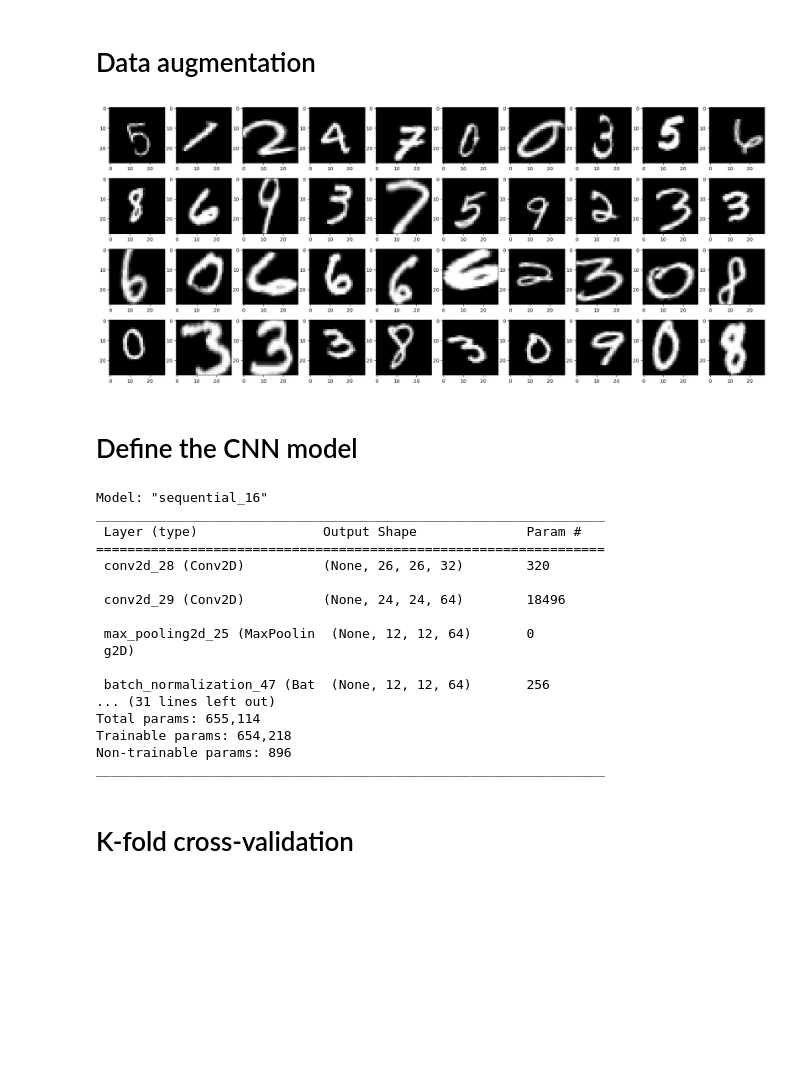
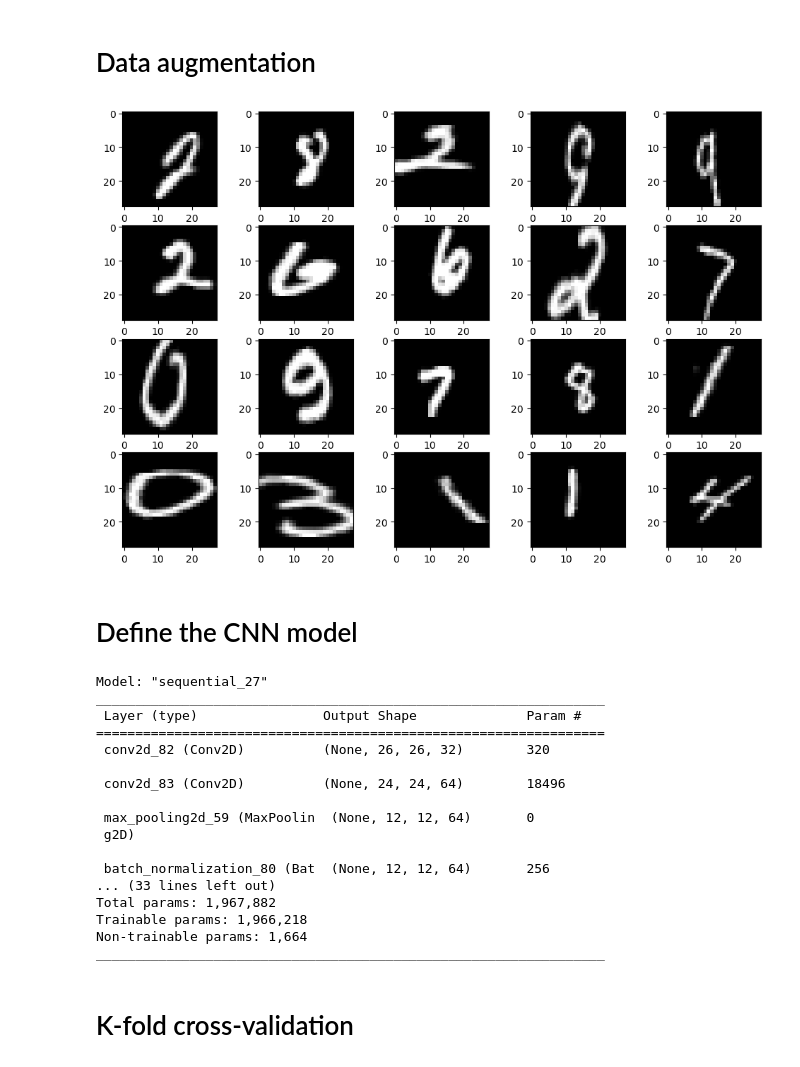
Before and after one commit to congrendai/PRE_CW1, a Jupyter notebook: cw1.ipynb, the cells around one changed output. Drawn from its saved outputs; the diff is of its cells as text; code cells hidden in the pictures; blank space fills up the shorter version.

```diff
--- a/cw1.ipynb
+++ b/cw1.ipynb
@@ -33,25 +28,25 @@ y_test = to_categorical(labels_test, 10)
 # %%
 from keras.preprocessing.image import ImageDataGenerator
 
 datagen = ImageDataGenerator(
     rotation_range=20,
     width_shift_range=0.1,
     height_shift_range=0.1,
-    zoom_range=0.4,
+    zoom_range=0.5,
     shear_range=0.2,
     fill_mode='nearest')
 
 #Plots our figures
 pic = datagen.flow(x_train, batch_size=1024)
-plt.figure(figsize=(24,10))
-for i in range(1,41):
-  plt.subplot(4, 10, i)
+plt.figure(figsize=(12,8))
+for i in range(1,21):
+  plt.subplot(4, 5, i)
   batch = pic.next()
   image_ = batch[0].astype('float32')
   plt.imshow(image_, cmap='gray')
 plt.show()
 # %% [output]
-[figure, old version]
+[figure, new version]
 # %% [markdown]
 # Define the CNN model
 # %%
@@ -64,34 +59,37 @@ model.add(Conv2D(64, kernel_size=(3, 3), activation='relu'))
 model.add(MaxPooling2D(pool_size=(2, 2)))
 model.add(BatchNormalization())
 model.add(Conv2D(128, kernel_size=(3, 3), activation='relu'))
-model.add(MaxPooling2D(pool_size=(2, 2)))
-model.add(BatchNormalization())
 model.add(Conv2D(256, kernel_size=(3, 3), activation='relu'))
 model.add(MaxPooling2D(pool_size=(2, 2)))
 model.add(BatchNormalization())
+model.add(Conv2D(512, kernel_size=(3, 3), activation='relu'))
+model.add(MaxPooling2D(pool_size=(2, 2)))
+model.add(BatchNormalization())
+
 model.add(Flatten())
 model.add(Dense(512, activation='relu'))
 model.add(Dropout(0.5))
 model.add(Dense(256, activation='relu'))
 model.add(Dropout(0.5))
 model.add(Dense(10, activation='softmax'))
+model.compile(loss="categorical_crossentropy", optimizer="adam", metrics=['accuracy'])
 
 model.summary()
 # %% [output]
-Model: "sequential_16"
+Model: "sequential_27"
 _________________________________________________________________
  Layer (type)                Output Shape              Param #
 =================================================================
- conv2d_28 (Conv2D)          (None, 26, 26, 32)        320
+ conv2d_82 (Conv2D)          (None, 26, 26, 32)        320
 
- conv2d_29 (Conv2D)          (None, 24, 24, 64)        18496
+ conv2d_83 (Conv2D)          (None, 24, 24, 64)        18496
 
- max_pooling2d_25 (MaxPoolin  (None, 12, 12, 64)       0
+ max_pooling2d_59 (MaxPoolin  (None, 12, 12, 64)       0
  g2D)
 
- batch_normalization_47 (Bat  (None, 12, 12, 64)       256
-... (31 lines left out)
-Total params: 655,114
-Trainable params: 654,218
-Non-trainable params: 896
+ batch_normalization_80 (Bat  (None, 12, 12, 64)       256
+... (33 lines left out)
+Total params: 1,967,882
+Trainable params: 1,966,218
+Non-trainable params: 1,664
 _________________________________________________________________
```
Also changed, not shown: parts of 4 cells of this notebook, 2 other files.
